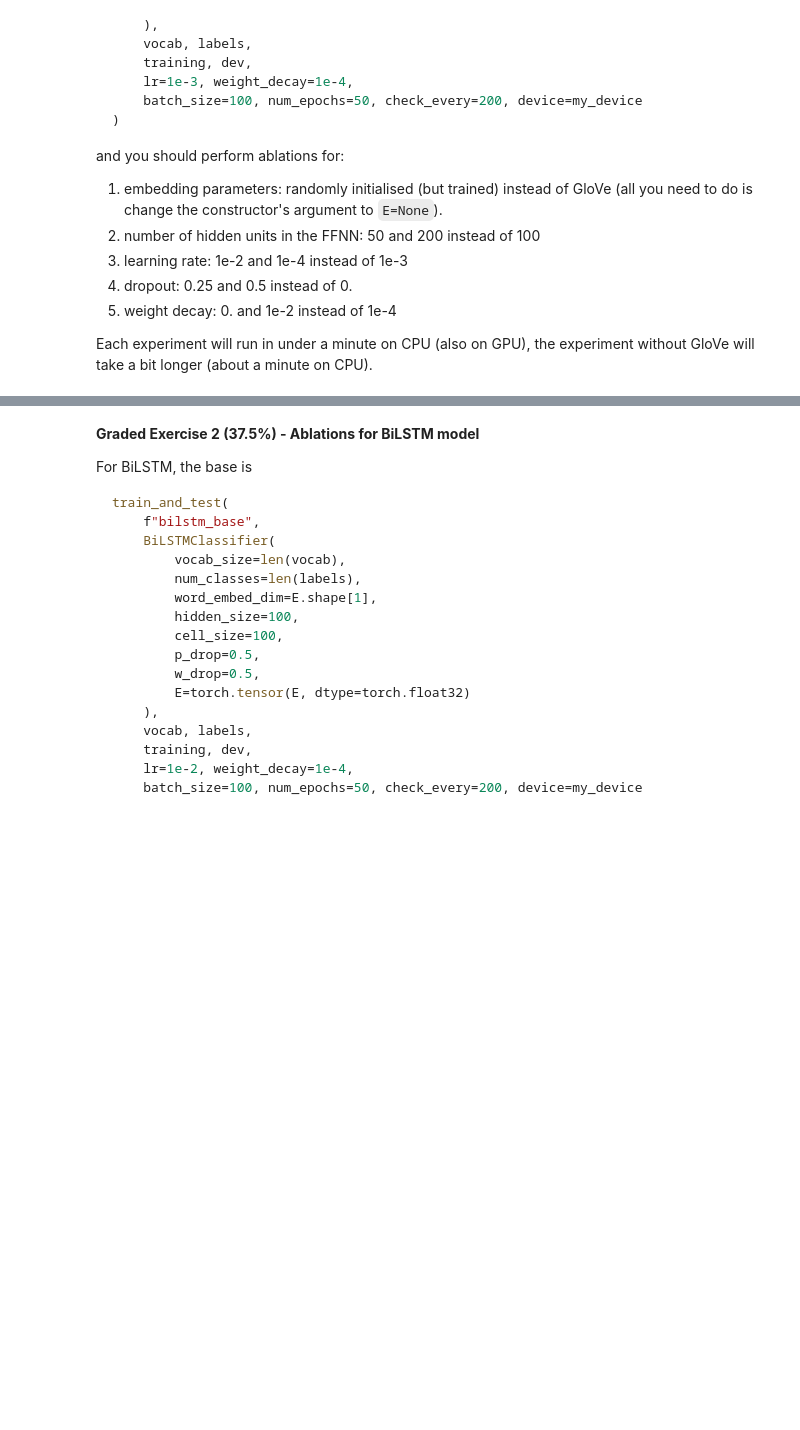
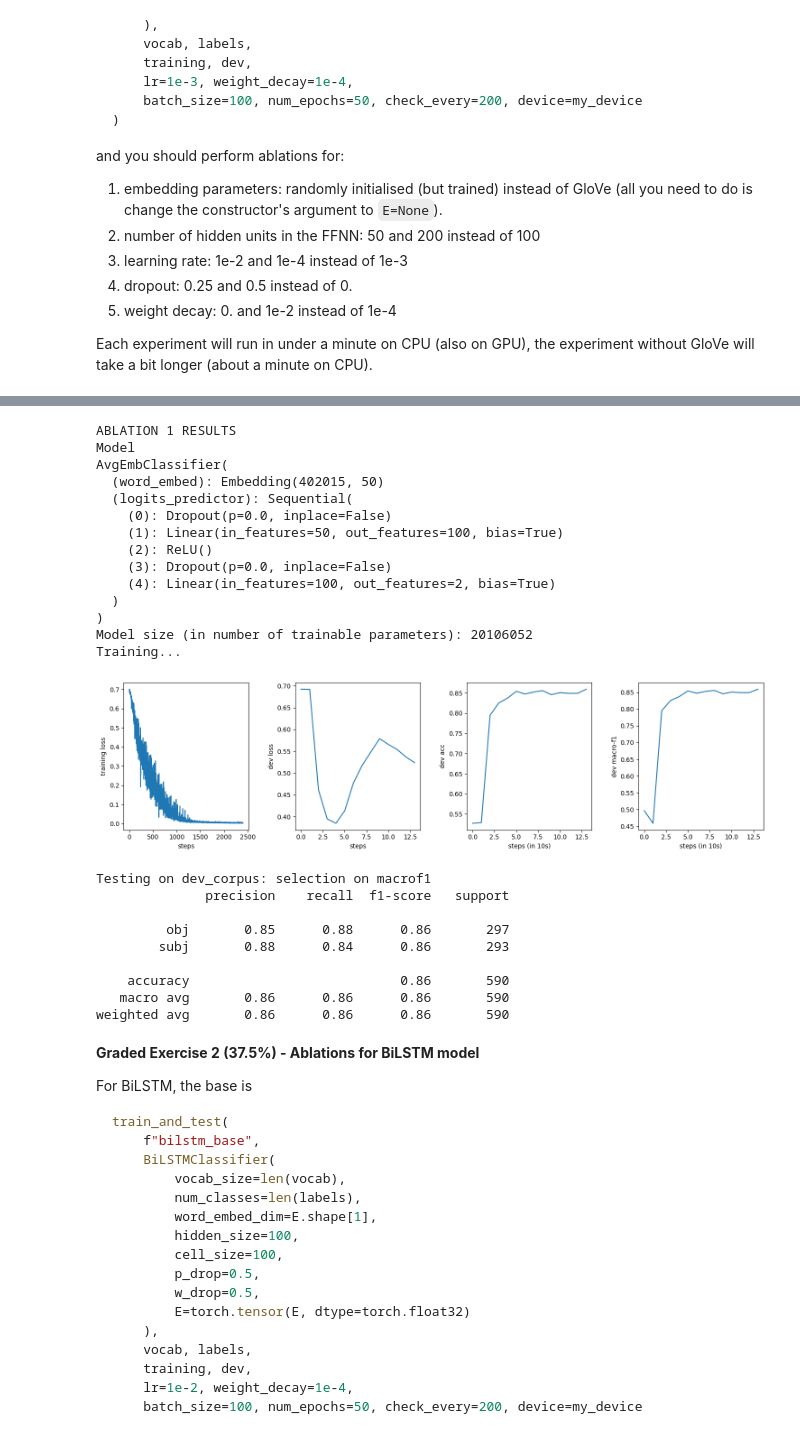
Before and after one commit to gijsmeuleman/ml_ops_uva, a Jupyter notebook: T3.ipynb, the cells around one changed output, grey strips where cells are left out. Drawn from its saved outputs; the diff is of its cells as text; code cells hidden in the pictures; blank space fills up the shorter version.

```diff
--- a/T3.ipynb
+++ b/T3.ipynb
@@ -2205,3 +2511,48 @@ Each experiment will run in under a minute on CPU (also on GPU), the experiment
+# %%
+# ABLATION 1
+
+print("ABLATION 1 RESULTS")
+
+train_and_test(
+    "avgemb_base",
+    AvgEmbClassifier(
+        vocab_size=len(vocab),
+        num_classes=len(labels),
+        word_embed_dim=E.shape[1],
+        hidden_size=100,
+        p_drop=0.,
+        E=None
+    ),
+    vocab, labels,
+    training, dev,
+    lr=1e-3, weight_decay=1e-4,
+    batch_size=100, num_epochs=50, check_every=200, device=my_device
+)
+# %% [output]
+ABLATION 1 RESULTS
+Model
+AvgEmbClassifier(
+  (word_embed): Embedding(402015, 50)
+  (logits_predictor): Sequential(
+    (0): Dropout(p=0.0, inplace=False)
+    (1): Linear(in_features=50, out_features=100, bias=True)
+    (2): ReLU()
+    (3): Dropout(p=0.0, inplace=False)
+    (4): Linear(in_features=100, out_features=2, bias=True)
+  )
+)
+Model size (in number of trainable parameters): 20106052
+Training...
+[figure, added]
+Testing on dev_corpus: selection on macrof1
+              precision    recall  f1-score   support
+
+         obj       0.85      0.88      0.86       297
+        subj       0.88      0.84      0.86       293
+
+    accuracy                           0.86       590
+   macro avg       0.86      0.86      0.86       590
+weighted avg       0.86      0.86      0.86       590
 # %% [markdown]
 <a name='graded-2'> **Graded Exercise 2 (37.5\%) - Ablations for BiLSTM model** </a>
 
```
Also changed, not shown: parts of 15 cells of this notebook.
